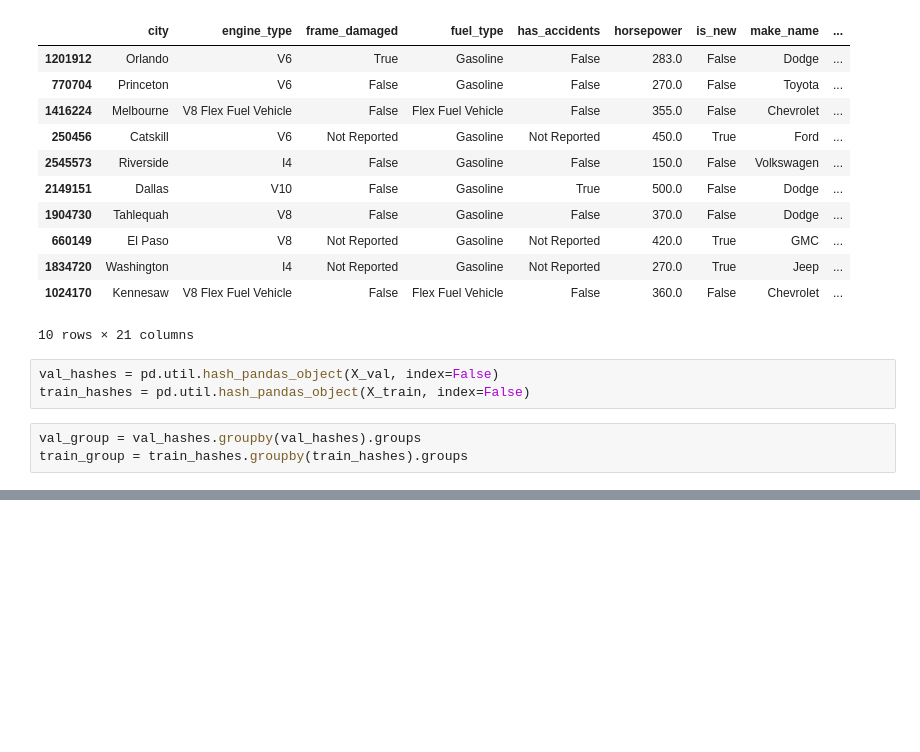
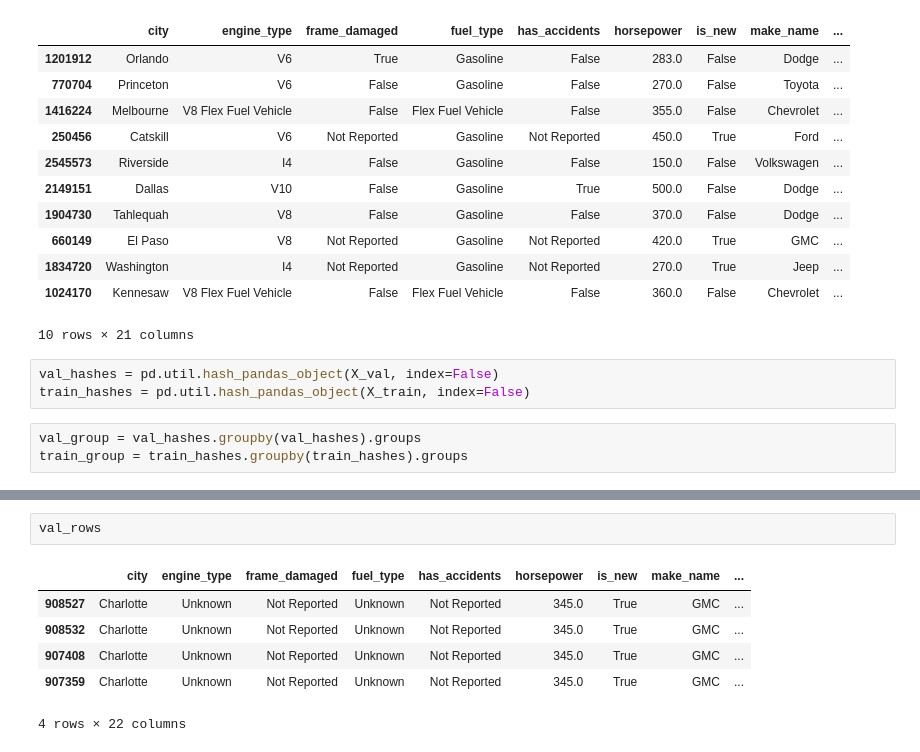
Before and after one commit to CaseyKiiza2026/vehicle-valuation-platform, a Jupyter notebook: notebooks/other_model.ipynb, the cells around one changed output, grey strips where cells are left out. Cells and saved outputs as stored; diff of their text form; blank space fills up the shorter version.

```diff
--- a/notebooks/other_model.ipynb
+++ b/notebooks/other_model.ipynb
@@ -136,0 +239,9 @@ val_group
+# %%
+val_rows
+# %% [output]
+|  | city | engine_type | frame_damaged | fuel_type | has_accidents | horsepower | is_new | make_name | ... |
+| 908527 | Charlotte | Unknown | Not Reported | Unknown | Not Reported | 345.0 | True | GMC | ... |
+| 908532 | Charlotte | Unknown | Not Reported | Unknown | Not Reported | 345.0 | True | GMC | ... |
+| 907408 | Charlotte | Unknown | Not Reported | Unknown | Not Reported | 345.0 | True | GMC | ... |
+| 907359 | Charlotte | Unknown | Not Reported | Unknown | Not Reported | 345.0 | True | GMC | ... |
+4 rows × 22 columns
```
Also changed, not shown: parts of 14 cells of this notebook.
